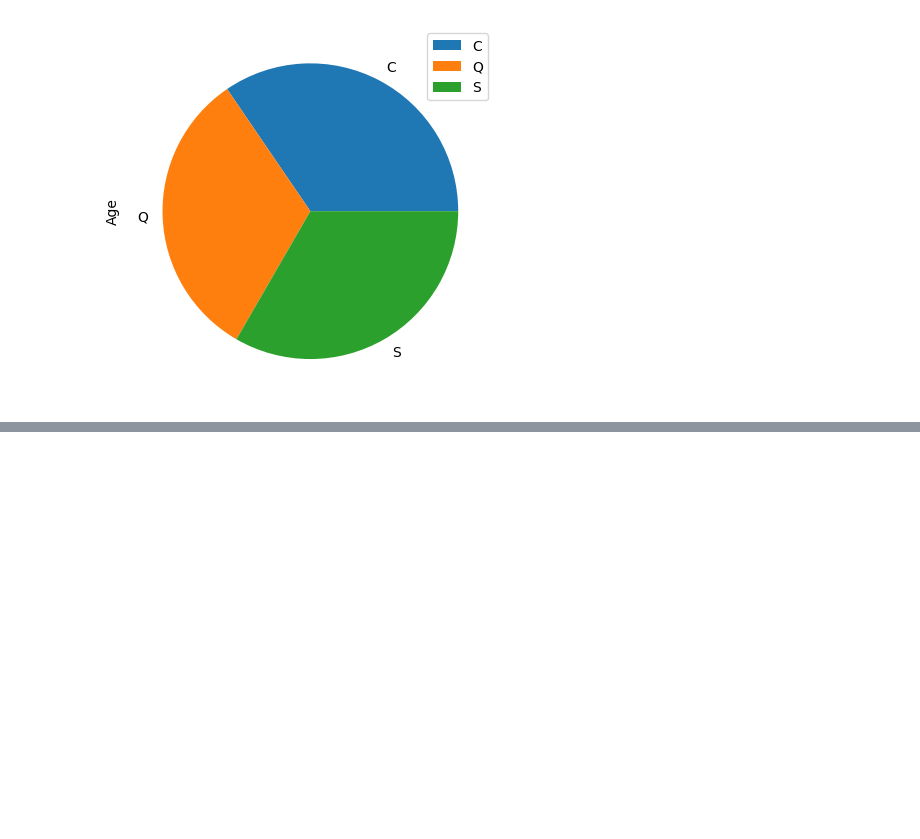
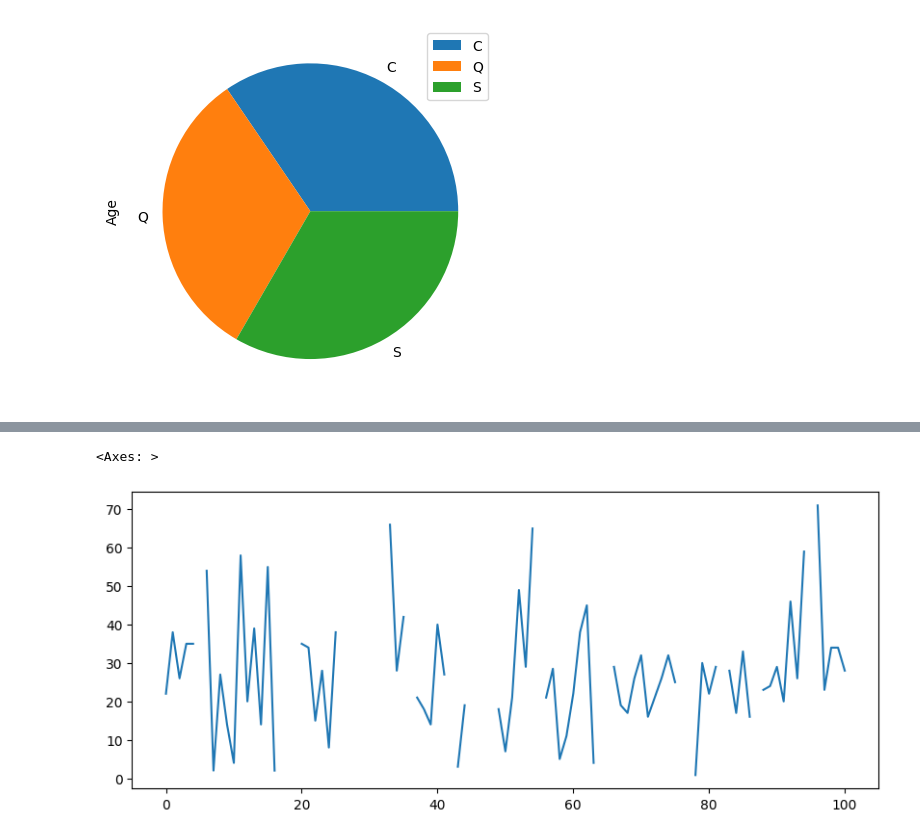
Before and after one commit to prakash587/dsml_practice, a Jupyter notebook: dsml_practice/ML/Ml_library/pandas/graphical represn.ipynb, the cells around one changed output, grey strips where cells are left out. Saved outputs shown, nothing was run; the diff lists cells and outputs as text; code cells hidden in the pictures; blank space fills up the shorter version.

```diff
--- a/dsml_practice/ML/Ml_library/pandas/graphical represn.ipynb
+++ b/dsml_practice/ML/Ml_library/pandas/graphical represn.ipynb
@@ -73,0 +109,5 @@ array([<Axes: ylabel='Age'>], dtype=object)
+# %%
+titanic_df['Age'].loc[:100].plot.line(figsize=(10,4))
+# %% [output]
+<Axes: >
+[figure, added]
```
Also changed, not shown: parts of 36 cells of this notebook.
